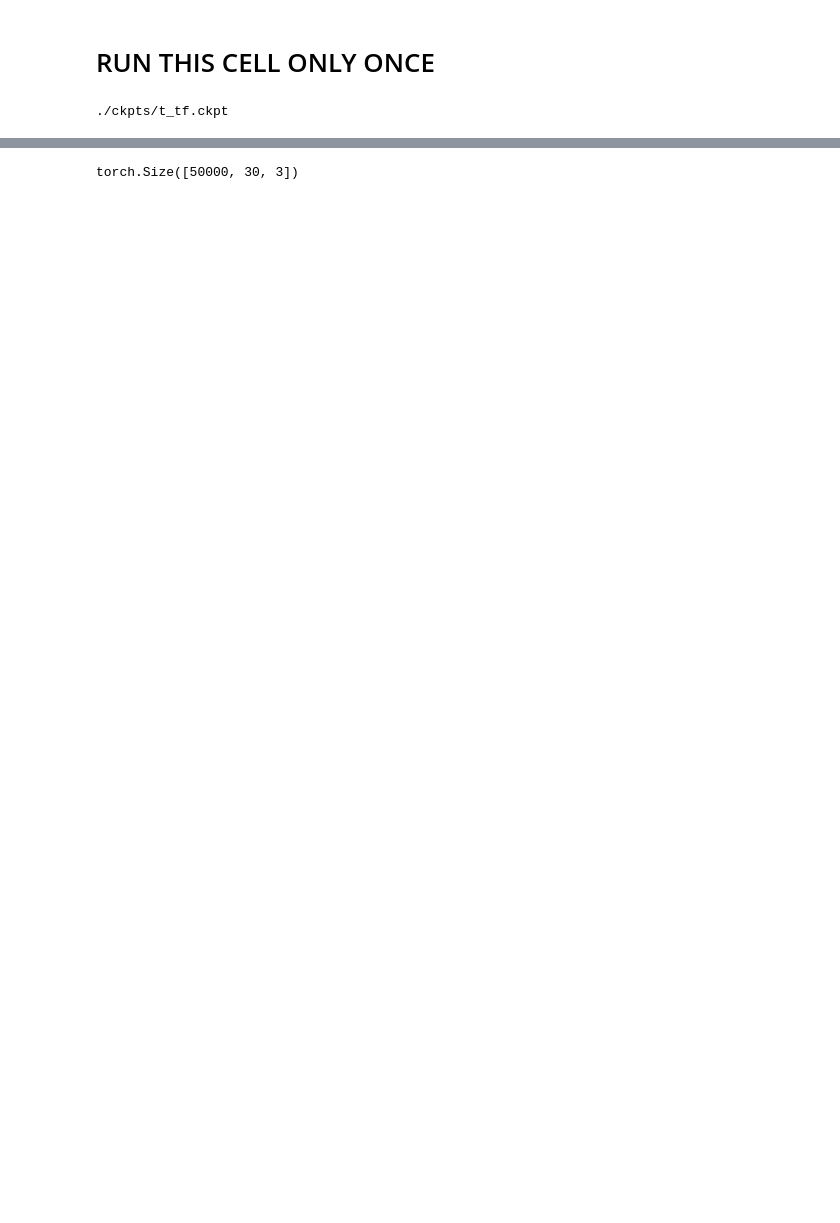
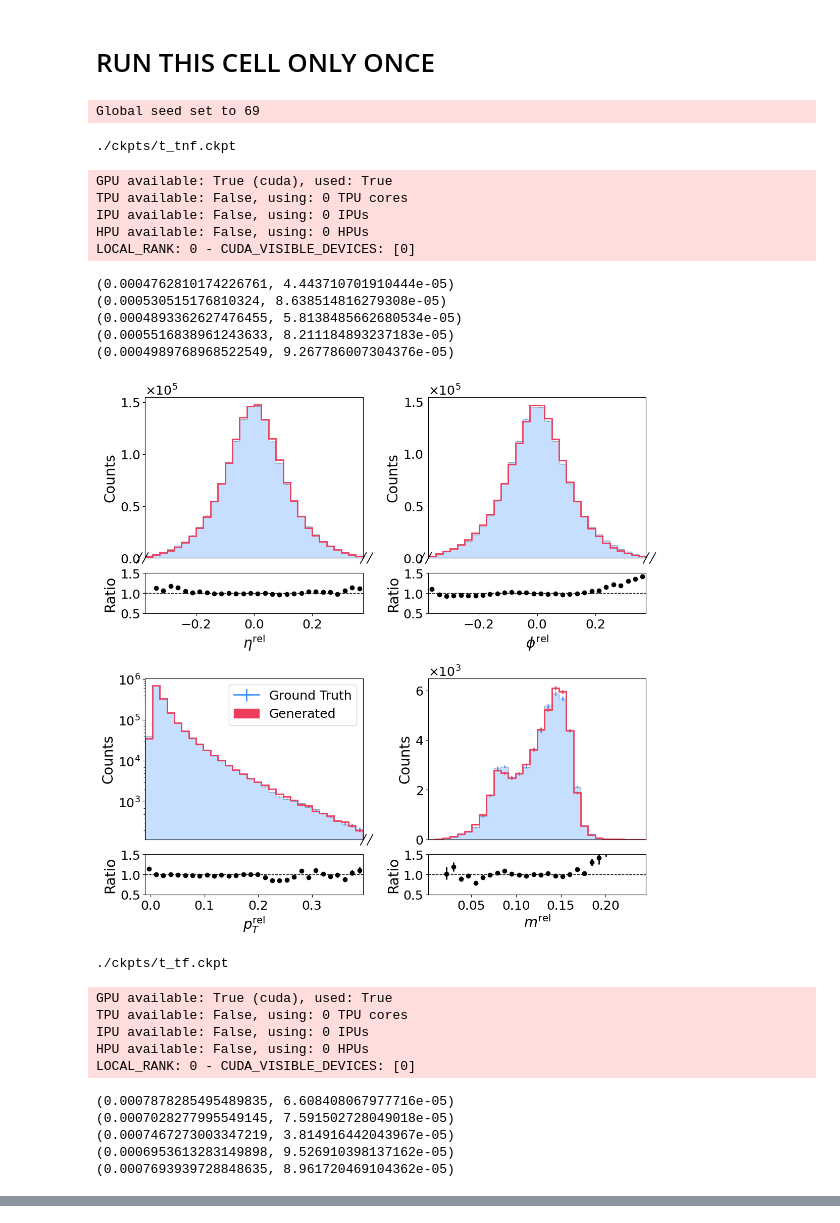
Before and after one commit to kaechb/MDMA, a Jupyter notebook: notebooks/results_jetnet30.ipynb, the cells around one changed output, grey strips where cells are left out. Cells and saved outputs as stored; diff of their text form; code cells hidden in the pictures; blank space fills up the shorter version.

```diff
--- a/notebooks/results_jetnet30.ipynb
+++ b/notebooks/results_jetnet30.ipynb
@@ -12,7 +12,6 @@ parent_path = os.path.join(notebook_path, '..')
 import torch
 
 os.chdir(parent_path)
-
 import sys
 # Add this parent directory to the system path
 sys.path.insert(0, parent_path)
@@ -35,6 +34,7 @@ import matplotlib.gridspec as gridspec
 from matplotlib.ticker import MaxNLocator, FuncFormatter
 from jetnet.evaluation import w1m
 from utils.helpers import mass, plotting_thesis,fit_kde,sample_kde,create_mask
+pl.seed_everything(69)
 
 
 def calculate_data_bounds(dataloader):
@@ -118,7 +118,7 @@ def make_plots(model_name, disco=False):
         model_class = NFModel if model_name.find("t")==-1 else TNFModel if model_name.find("tnf")>-1 else TFModel
 
     torch.set_float32_matmul_precision('medium' )
-    model = model_class.load_from_checkpoint(ckpt,ema=False)
+    model = model_class.load_from_checkpoint(ckpt)
 
     # Initialize data module and set up model
     data_module = PointCloudDataloader(parton="t",n_dim=3,n_part=30,batch_size=1024,sampler=False)
@@ -147,7 +147,7 @@ def make_plots(model_name, disco=False):
     model=model.cuda()
     model.load_datamodule(data_module)
     with torch.no_grad():
-        trainer.test(model, data_module.val_dataloader())
+        trainer.test(model, data_module.test_dataloader())
 
     # concatenate all batches
     fake = torch.cat(model.fake)
@@ -155,43 +155,65 @@ def make_plots(model_name, disco=False):
     # sorted_indices = torch.argsort(fake[:,:,2], dim=1, descending=True)
     # fake = torch.gather(fake, 1, sorted_indices.unsqueeze(-1).expand(-1, -1, fake.shape[2]))
 
     m_f, m_t = mass(fake), mass(true)
 
     # Apply clamping based on quantiles
     mins = torch.quantile(true.reshape(-1, 3), 0.001, dim=0)
     maxs = torch.quantile(true.reshape(-1, 3), 0.999, dim=0)
-    fake = torch.clamp(fake, min=mins, max=maxs)
-    true = torch.clamp(true, min=mins, max=maxs)
-    m_f = torch.clamp(m_f, min=torch.quantile(m_t, 0.001), max=torch.quantile(m_t, 0.999))
-    m_t = torch.clamp(m_t, min=torch.quantile(m_t, 0.001), max=torch.quantile(m_t, 0.999))
-    mins=torch.cat([mins,torch.tensor([torch.quantile(m_t, 0.001)])])-0.01
-    maxs=torch.cat([maxs,torch.tensor([torch.quantile(m_t, 0.999)])])*1.01
+    # fake = torch.clamp(fake, min=mins, max=maxs)
+    # true = torch.clamp(true, min=mins, max=maxs)
+
     for i in range(5):
-        w1m_=w1m(fake,true,num_batches=16,num_eval_samples=250000)
+        w1m_=w1m(fake,true)
         print(w1m_)
+    # m_f = torch.clamp(m_f, min=torch.quantile(m_t, 0.001), max=torch.quantile(m_t, 0.999))
+    # m_t = torch.clamp(m_t, min=torch.quantile(m_t, 0.001), max=torch.quantile(m_t, 0.999))
+    mins=torch.cat([mins, torch.tensor(m_t.min()).unsqueeze(0)])-0.01
+    maxs=torch.cat([maxs,torch.tensor(m_t.max()).unsqueeze(0)])+0.01
     # Prepare histograms
-    hists=get_hists([30,30,30,30],mins*1.1,maxs*1.1,calo=model.name=="calo")
-
-    masks=torch.cat(model.masks)
+    hists=get_hists([30,30,30,30],mins,maxs,calo=model.name=="calo")
     # Fill histograms
     for var in range(3):
         hists["hists_real"][var].fill(true.reshape(-1, 3)[(true.reshape(-1, 3) != 0).all(1)][:, var].cpu().numpy())
         hists["hists_fake"][var].fill(fake.reshape(-1, 3)[(fake.reshape(-1, 3) != 0).all(1)][:, var].cpu().numpy())
 
 
     hists["hists_real"][3].fill(m_t.cpu().numpy())
     hists["hists_fake"][3].fill(m_f.cpu().numpy())
 
     # Plotting
     plotter = plotting_thesis()
     plotter.plot_ratio(hists["hists_real"], hists["hists_fake"], weighted=False, leg=2, model_name=model_name)
     # plotter.plot_corr(true.numpy(), fake.numpy(), model_name, disco=disco,leg=-1)
     return model
 pointflows=[ "ipf", "apf", "pf",]
 flows=["nf","cnf","ccnf"]
-gans=["tnf","tnf_fast","tf_slow","tf_slow_ema"]
+gans=["tnf","tf"]
 
-for model_name in  ["tf"]:#
+for model_name in  gans:#
     model=make_plots(model_name)
 # %% [output]
-./ckpts/t_tf.ckpt
+Global seed set to 69
+./ckpts/t_tnf.ckpt
+GPU available: True (cuda), used: True
+TPU available: False, using: 0 TPU cores
+IPU available: False, using: 0 IPUs
+HPU available: False, using: 0 HPUs
+LOCAL_RANK: 0 - CUDA_VISIBLE_DEVICES: [0]
+(0.0004762810174226761, 4.443710701910444e-05)
+(0.000530515176810324, 8.638514816279308e-05)
+(0.0004893362627476455, 5.8138485662680534e-05)
+(0.0005516838961243633, 8.211184893237183e-05)
+(0.0004989768968522549, 9.267786007304376e-05)
+[figure, added]
+./ckpts/t_tf.ckpt
+GPU available: True (cuda), used: True
+TPU available: False, using: 0 TPU cores
+IPU available: False, using: 0 IPUs
+HPU available: False, using: 0 HPUs
+LOCAL_RANK: 0 - CUDA_VISIBLE_DEVICES: [0]
+(0.0007878285495489835, 6.608408067977716e-05)
+(0.0007028277995549145, 7.591502728049018e-05)
+(0.0007467273003347219, 3.814916442043967e-05)
+(0.0006953613283149898, 9.526910398137162e-05)
+(0.0007693939728848635, 8.961720469104362e-05)
@@ -198,4 +220,0 @@ for model_name in  ["tf"]:#
-# %%
-torch.cat(model.fake).shape
-# %% [output]
-torch.Size([50000, 30, 3])
```
Also changed, not shown: parts of 4 cells of this notebook, 19 other files.
